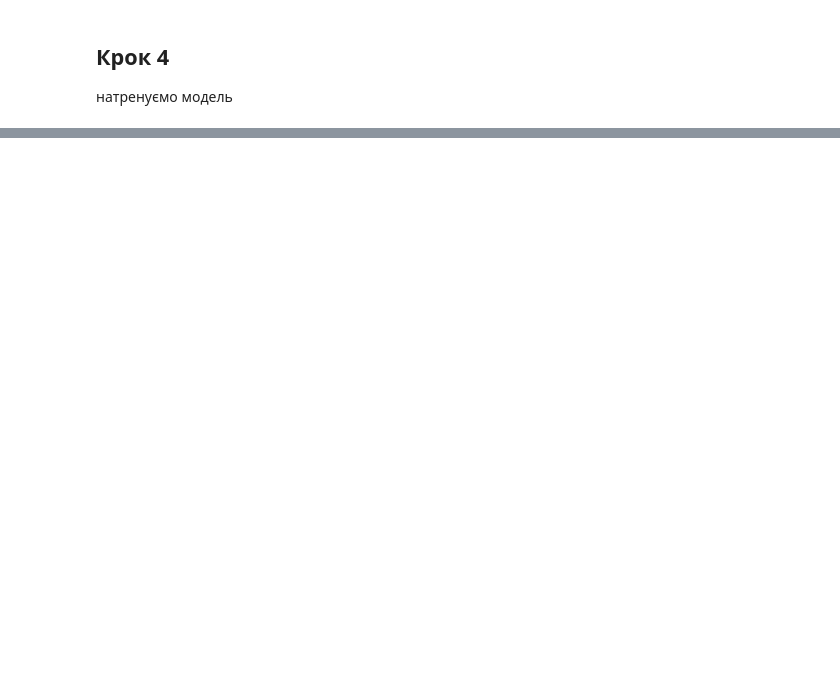
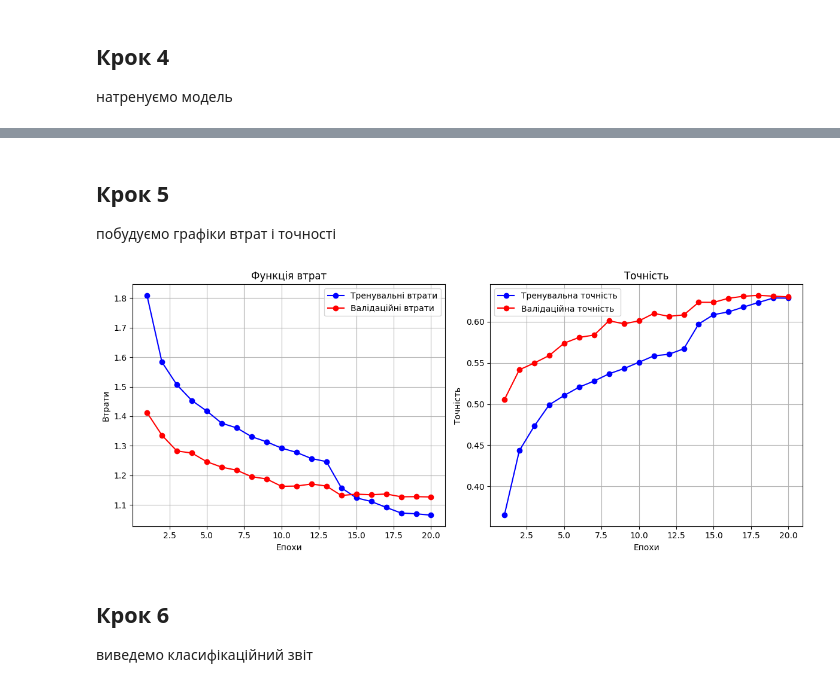
Before and after one commit to romanenko1s/machineLearning, a Jupyter notebook: лаб9/Romanenko_23_FIT_4_7_lab9_2.ipynb, the cells around one changed output, grey strips where cells are left out. Cells and saved outputs as stored; diff of their text form; code cells hidden in the pictures; blank space fills up the shorter version.

```diff
--- a/лаб9/Romanenko_23_FIT_4_7_lab9_2.ipynb
+++ b/лаб9/Romanenko_23_FIT_4_7_lab9_2.ipynb
@@ -32,7 +34,7 @@ y_test = to_categorical(y_test, 10)
 # %%
-from keras.applications import VGG16
+from keras.applications import MobileNetV2
 
-base_model = VGG16(
+base_model = MobileNetV2(
     weights='imagenet',
     include_top=False,
     input_shape=(32, 32, 3)
@@ -51,7 +53,7 @@ from keras import layers, models
 
 model = models.Sequential([
     base_model,
-    layers.Flatten(),
+    layers.GlobalAveragePooling2D(),
     layers.Dense(64, activation='relu'),
     layers.Dropout(0.5),
     layers.Dense(10, activation='softmax')
@@ -121,0 +142,41 @@ print(f"Тестова точність: {test_acc}")
+# %% [markdown]
+## Крок 5
+
+побудуємо графіки втрат і точності
+# %%
+import matplotlib.pyplot as plt
+
+loss = history.history['loss']
+val_loss = history.history['val_loss']
+accuracy = history.history['accuracy']
+val_accuracy = history.history['val_accuracy']
+epochs = range(1, len(loss) + 1)
+
+plt.figure(figsize=(12, 5))
+
+plt.subplot(1, 2, 1)
+plt.plot(epochs, loss, 'bo-', label='Тренувальні втрати')
+plt.plot(epochs, val_loss, 'ro-', label='Валідаційні втрати')
+plt.title('Функція втрат')
+plt.xlabel('Епохи')
+plt.ylabel('Втрати')
+plt.grid(True)
+plt.legend()
+
+plt.subplot(1, 2, 2)
+plt.plot(epochs, accuracy, 'bo-', label='Тренувальна точність')
+plt.plot(epochs, val_accuracy, 'ro-', label='Валідаційна точність')
+plt.title('Точність')
+plt.xlabel('Епохи')
+plt.ylabel('Точність')
+plt.grid(True)
+plt.legend()
+
+plt.tight_layout()
+plt.show()
+# %% [output]
+[figure, added]
+# %% [markdown]
+## Крок 6
+
+виведемо класифікаційний звіт
```
Also changed, not shown: parts of 11 cells of this notebook.
